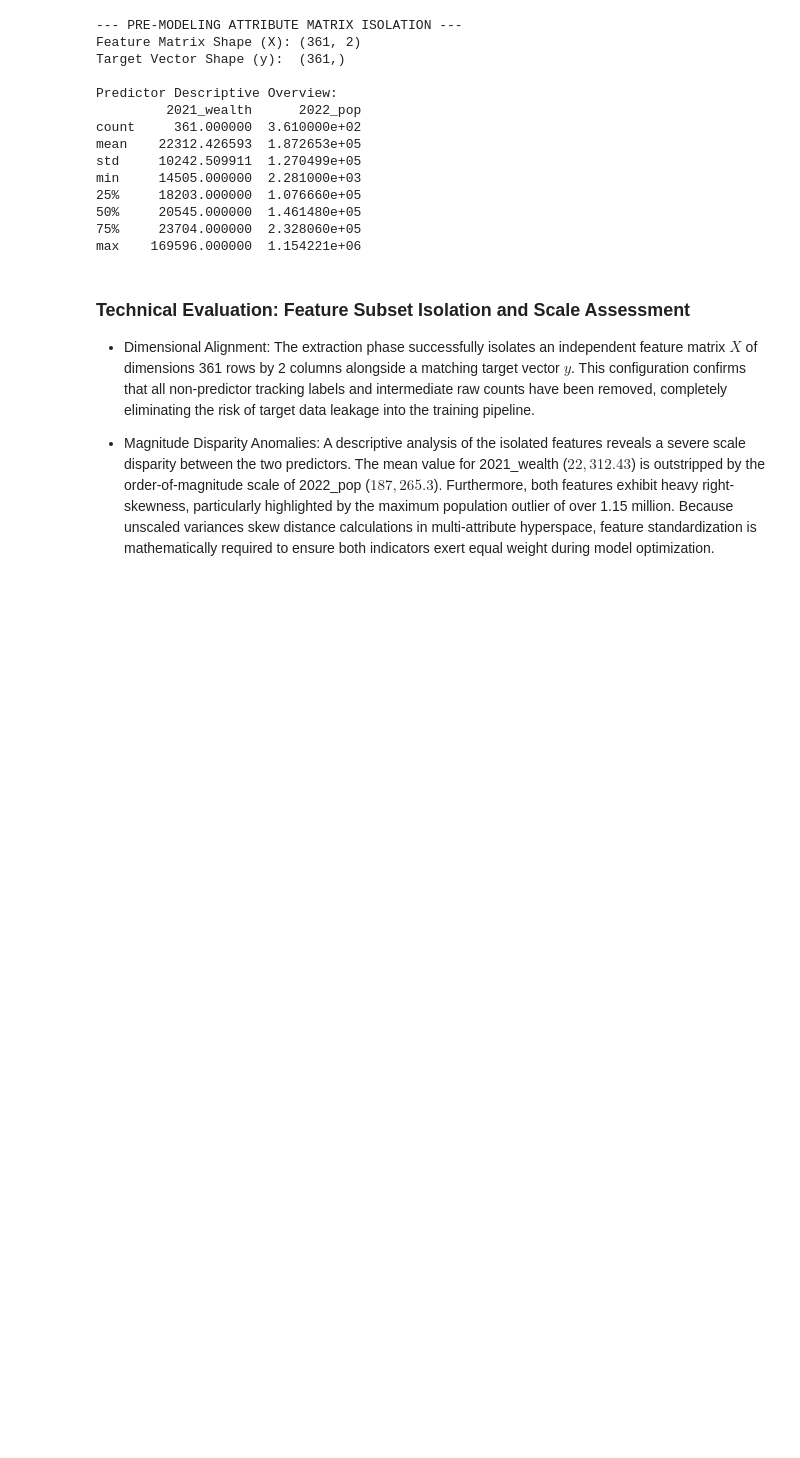
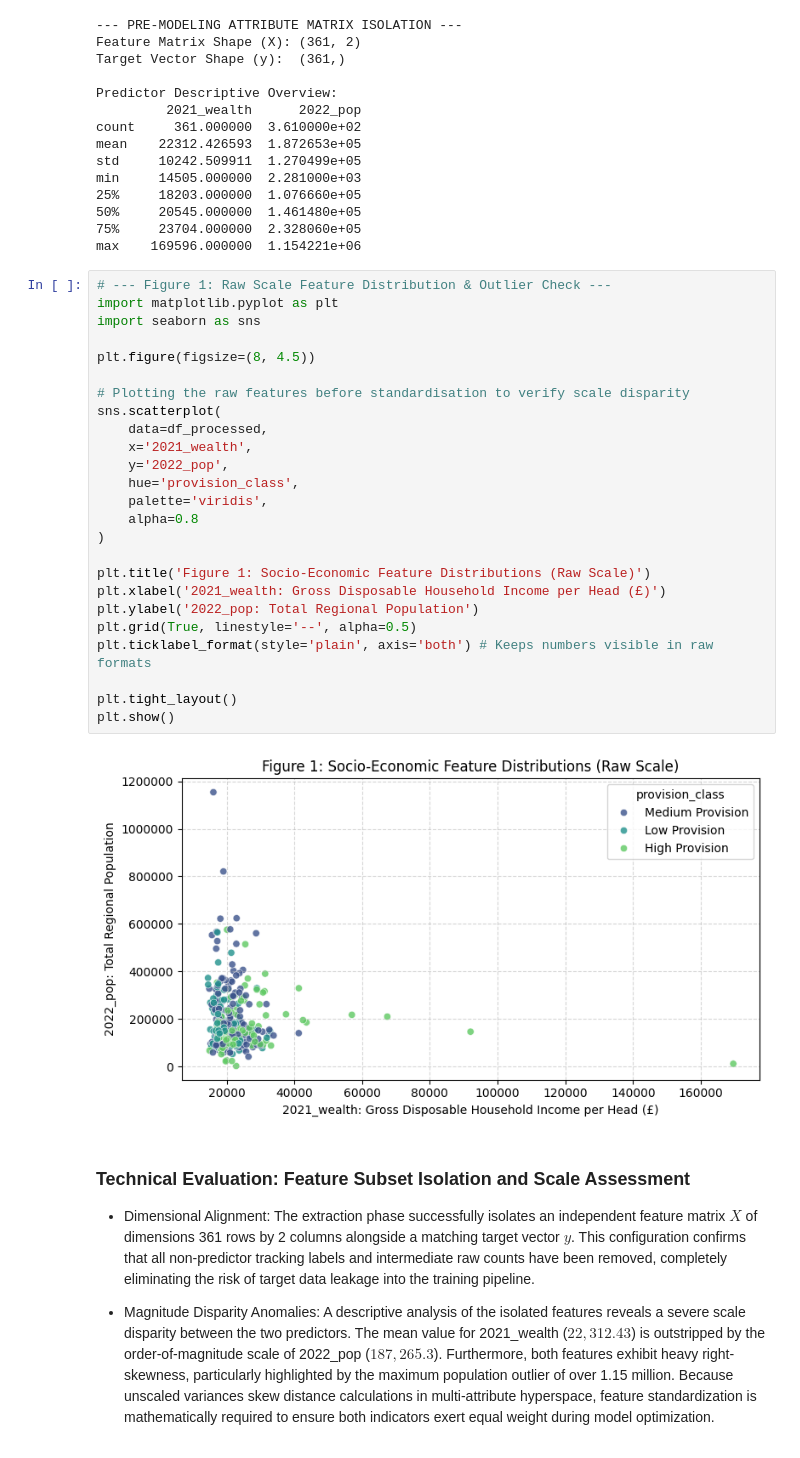
Before and after one commit to t3chE/uk-ev-infrastructure-classification, a Jupyter notebook: 2418010_A3_Notebook.ipynb, the cells around one changed output. Drawn from its saved outputs; the diff is of its cells as text; blank space fills up the shorter version.

Commit message:
Technical: Finalise notebook cells, variable mapping, and core visual assets

```diff
--- a/2418010_A3_Notebook.ipynb
+++ b/2418010_A3_Notebook.ipynb
@@ -342,6 +342,33 @@ min     14505.000000  2.281000e+03
 50%     20545.000000  1.461480e+05
 75%     23704.000000  2.328060e+05
 max    169596.000000  1.154221e+06
+# %%
+# --- Figure 1: Raw Scale Feature Distribution & Outlier Check ---
+import matplotlib.pyplot as plt
+import seaborn as sns
+
+plt.figure(figsize=(8, 4.5))
+
+# Plotting the raw features before standardisation to verify scale disparity
+sns.scatterplot(
+    data=df_processed,
+    x='2021_wealth',
+    y='2022_pop',
+    hue='provision_class',
+    palette='viridis',
+    alpha=0.8
+)
+
+plt.title('Figure 1: Socio-Economic Feature Distributions (Raw Scale)')
+plt.xlabel('2021_wealth: Gross Disposable Household Income per Head (£)')
+plt.ylabel('2022_pop: Total Regional Population')
+plt.grid(True, linestyle='--', alpha=0.5)
+plt.ticklabel_format(style='plain', axis='both') # Keeps numbers visible in raw formats
+
+plt.tight_layout()
+plt.show()
+# %% [output]
+[figure, added]
 # %% [markdown]
 ### Technical Evaluation: Feature Subset Isolation and Scale Assessment
 
```
Also changed, not shown: parts of 1 cell of this notebook.
